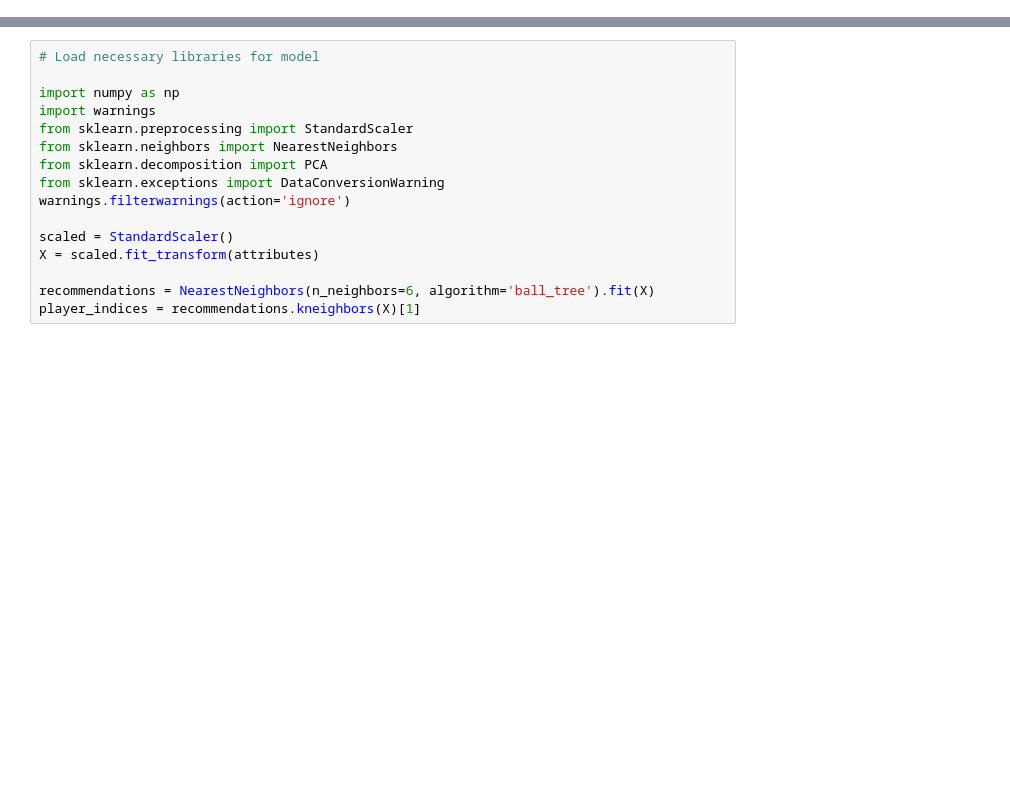
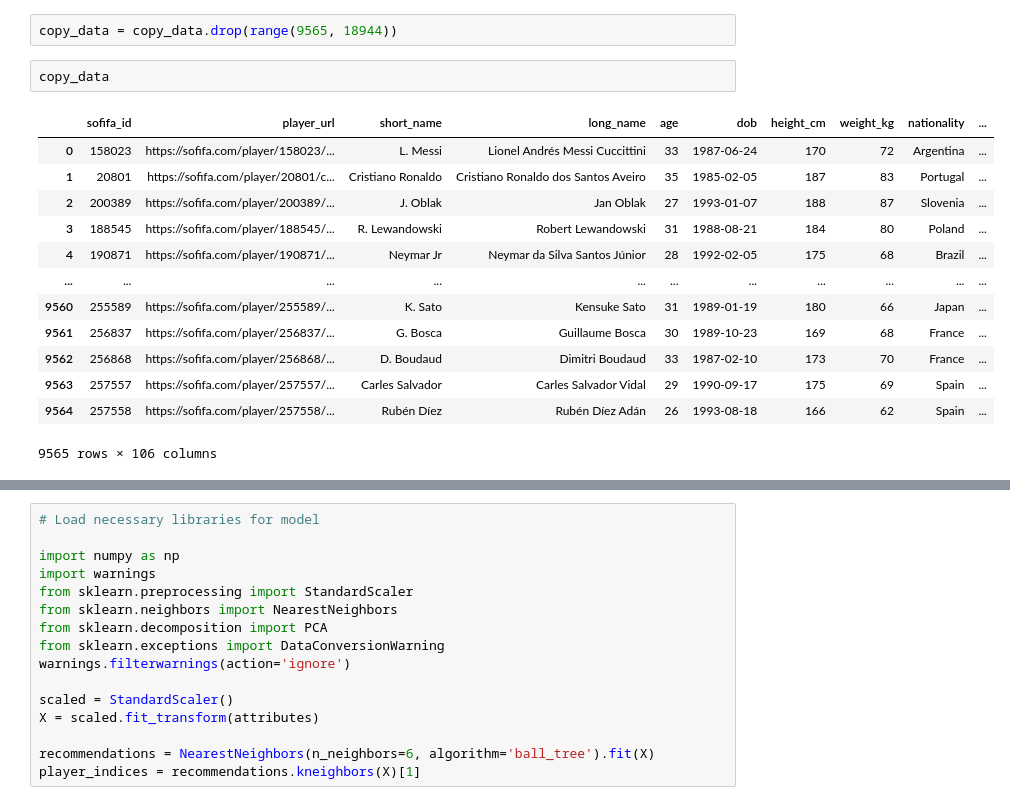
Before and after one commit to arzubekm/playerRec, a Jupyter notebook: ipynbs/test model.ipynb, the cells around one changed output, grey strips where cells are left out. Cells and saved outputs as stored; diff of their text form; blank space fills up the shorter version.

```diff
--- a/ipynbs/test model.ipynb
+++ b/ipynbs/test model.ipynb
@@ -22,3 +24,21 @@ data
+# %%
+copy_data = copy_data.drop(range(9565, 18944))
+# %%
+copy_data
+# %% [output]
+|  | sofifa_id | player_url | short_name | long_name | age | dob | height_cm | weight_kg | nationality | ... |
+| 0 | 158023 | https://sofifa.com/player/158023/... | L. Messi | Lionel Andrés Messi Cuccittini | 33 | 1987-06-24 | 170 | 72 | Argentina | ... |
+| 1 | 20801 | https://sofifa.com/player/20801/c... | Cristiano Ronaldo | Cristiano Ronaldo dos Santos Aveiro | 35 | 1985-02-05 | 187 | 83 | Portugal | ... |
+| 2 | 200389 | https://sofifa.com/player/200389/... | J. Oblak | Jan Oblak | 27 | 1993-01-07 | 188 | 87 | Slovenia | ... |
+| 3 | 188545 | https://sofifa.com/player/188545/... | R. Lewandowski | Robert Lewandowski | 31 | 1988-08-21 | 184 | 80 | Poland | ... |
+| 4 | 190871 | https://sofifa.com/player/190871/... | Neymar Jr | Neymar da Silva Santos Júnior | 28 | 1992-02-05 | 175 | 68 | Brazil | ... |
+| ... | ... | ... | ... | ... | ... | ... | ... | ... | ... | ... |
+| 9560 | 255589 | https://sofifa.com/player/255589/... | K. Sato | Kensuke Sato | 31 | 1989-01-19 | 180 | 66 | Japan | ... |
+| 9561 | 256837 | https://sofifa.com/player/256837/... | G. Bosca | Guillaume Bosca | 30 | 1989-10-23 | 169 | 68 | France | ... |
+| 9562 | 256868 | https://sofifa.com/player/256868/... | D. Boudaud | Dimitri Boudaud | 33 | 1987-02-10 | 173 | 70 | France | ... |
+| 9563 | 257557 | https://sofifa.com/player/257557/... | Carles Salvador | Carles Salvador Vidal | 29 | 1990-09-17 | 175 | 69 | Spain | ... |
+| 9564 | 257558 | https://sofifa.com/player/257558/... | Rubén Díez | Rubén Díez Adán | 26 | 1993-08-18 | 166 | 62 | Spain | ... |
+9565 rows × 106 columns
 # %%
 # create attributes
 
```
Also changed, not shown: parts of 7 cells of this notebook, 3 other files.
